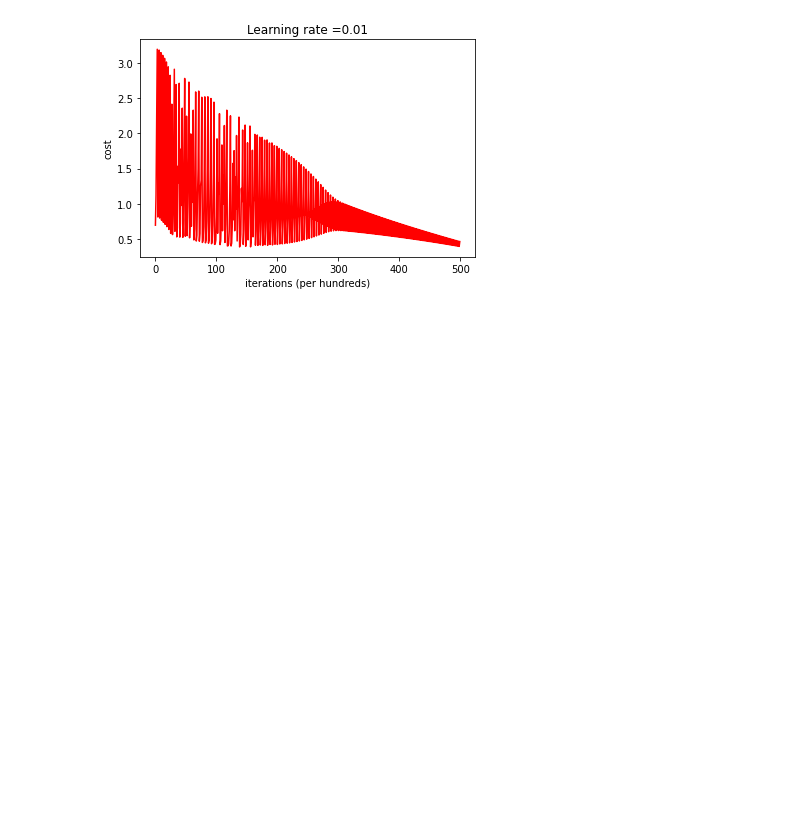
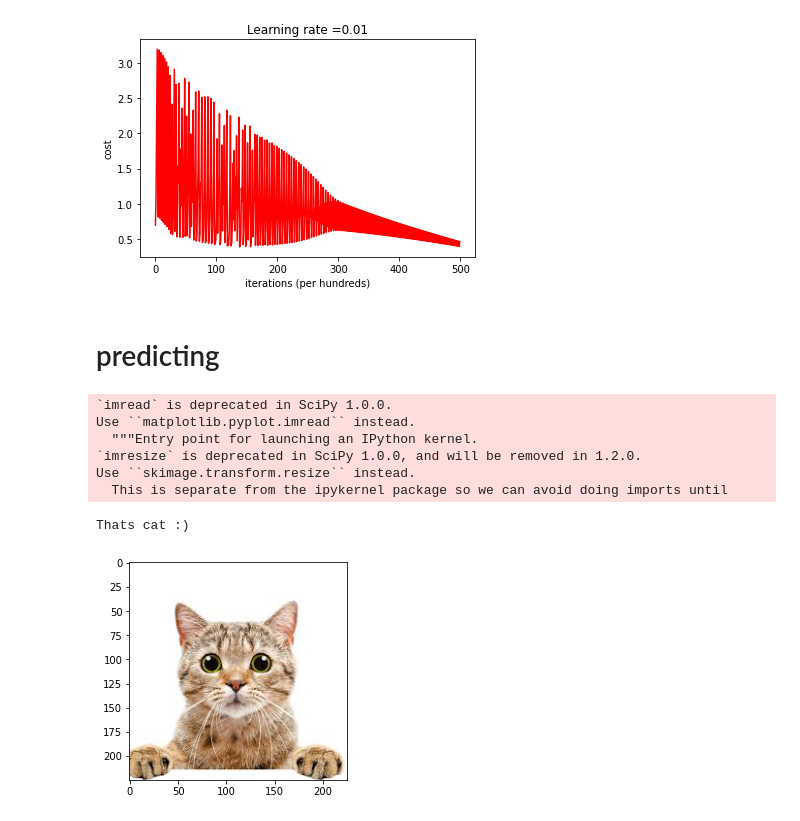
Before and after one commit to lkarjun/data-science-from-scratch, a Jupyter notebook: 18 Neural Network/playground_1_.ipynb, the cells around one changed output. Saved outputs shown, nothing was run; the diff lists cells and outputs as text; code cells hidden in the pictures; blank space fills up the shorter version.

```diff
--- a/18 Neural Network/playground_1_.ipynb
+++ b/18 Neural Network/playground_1_.ipynb
@@ -199,3 +199,5 @@ plt.title("Learning rate =" + str(d["learning_rate"]))
 plt.show()
 # %% [output]
 [figure]
+# %% [markdown]
+# predicting
@@ -201,0 +207,25 @@ plt.show()
+# %%
+path = '/content/cat1.jpg'
+# %%
+image = np.array(ndimage.imread(path, flatten=False))
+image = image/255
+my_image = scipy.misc.imresize(image, size=(64,64)).reshape((1, 64*64*3)).T
+# %% [output]
+`imread` is deprecated in SciPy 1.0.0.
+Use ``matplotlib.pyplot.imread`` instead.
+  """Entry point for launching an IPython kernel.
+`imresize` is deprecated in SciPy 1.0.0, and will be removed in 1.2.0.
+Use ``skimage.transform.resize`` instead.
+  This is separate from the ipykernel package so we can avoid doing imports until
+# %%
+ans = predict(d['w'], d['b'], my_image)
+
+if ans:
+  print("Thats cat :)")
+  plt.imshow(image)
+else:
+  print("Thats not a cat")
+  plt.imshow(image)
+# %% [output]
+Thats cat :)
+[figure, added]
```
Also changed, not shown: parts of 2 cells of this notebook.
